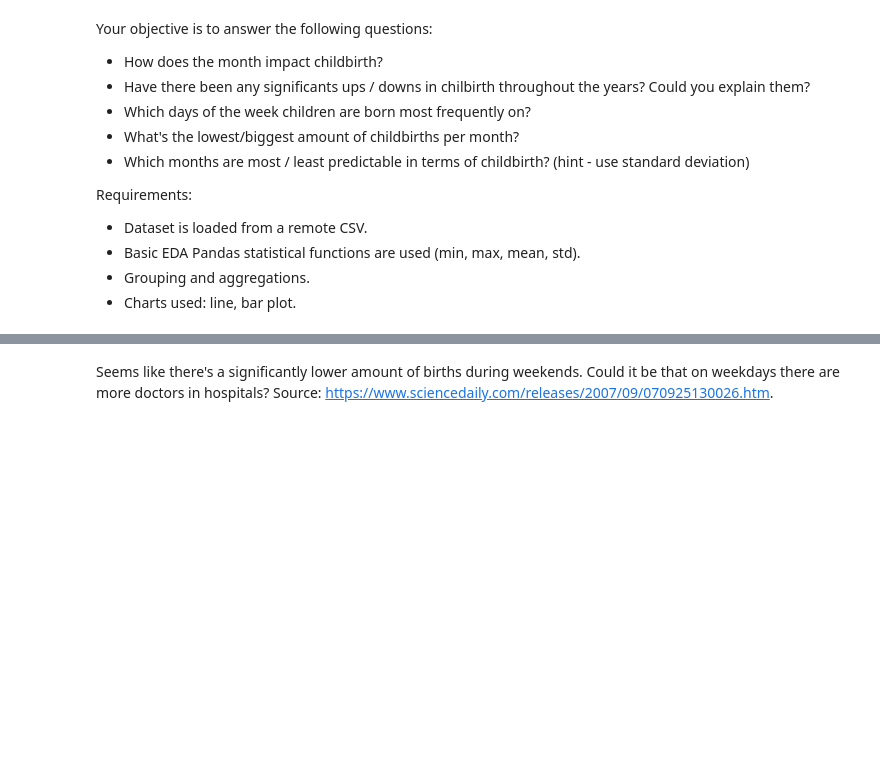
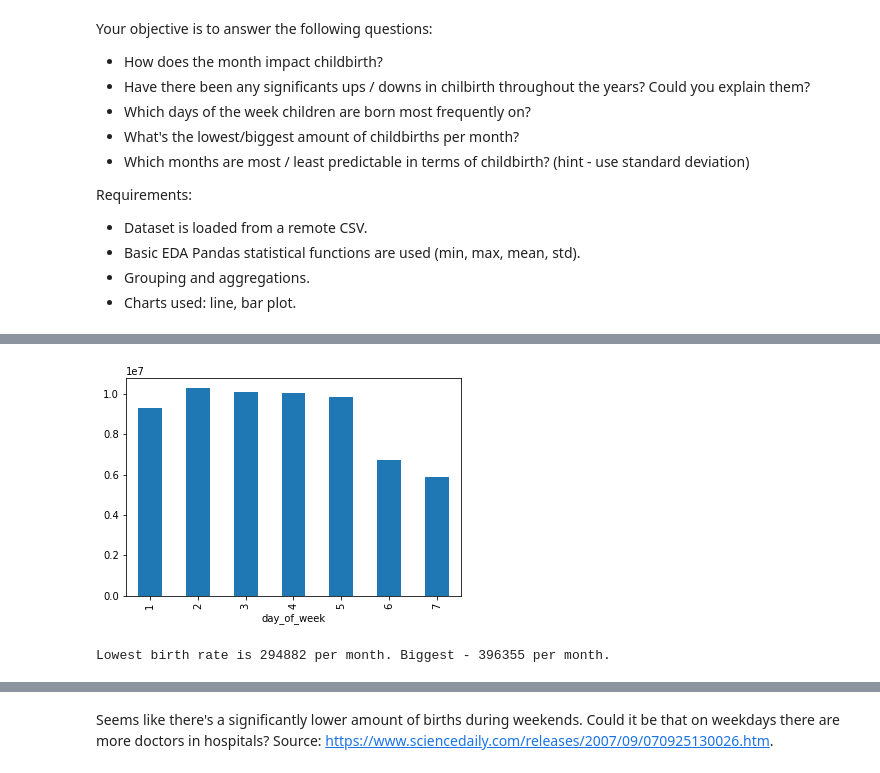
Before and after one commit to MeTomasK/Demo-Subproject, a Jupyter notebook: Demo_subproject.ipynb, the cells around one changed output, grey strips where cells are left out. Drawn from its saved outputs; the diff is of its cells as text; code cells hidden in the pictures; blank space fills up the shorter version.

```diff
--- a/Demo_subproject.ipynb
+++ b/Demo_subproject.ipynb
@@ -272,0 +300,17 @@ Requirements:
+# %%
+# Which days of the week children are born most frequently on?
+# On Tuesdays, Wednesdays, Thursdays, Fridays and with little bit lower birth rate on Mondays.
+plt.close("all")
+ts = df1.groupby("day_of_week")["births"].sum()
+ts.plot(kind="bar")
+plt.show()
+# %% [output]
+[figure, added]
+# %%
+# What's the lowest/biggest amount of childbirths per month?
+# Lowest - 294 4882, biggest - 396 355.
+min_month = df1.groupby(["year", "month"])["births"].sum().min()
+max_month = df1.groupby(["year", "month"])["births"].sum().max()
+print("Lowest birth rate is {} per month. Biggest - {} per month.".format(min_month,max_month))
+# %% [output]
+Lowest birth rate is 294882 per month. Biggest - 396355 per month.
```
Also changed, not shown: parts of 3 cells of this notebook.
